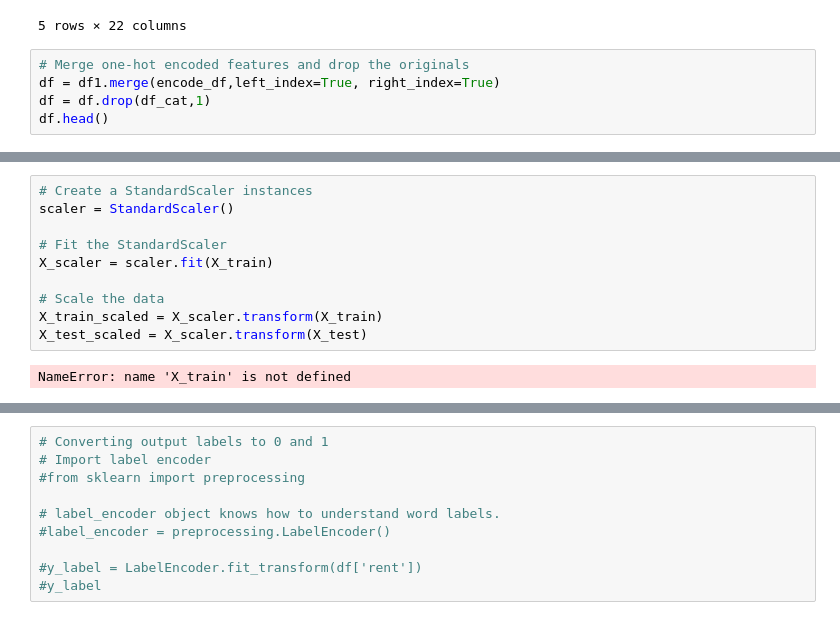
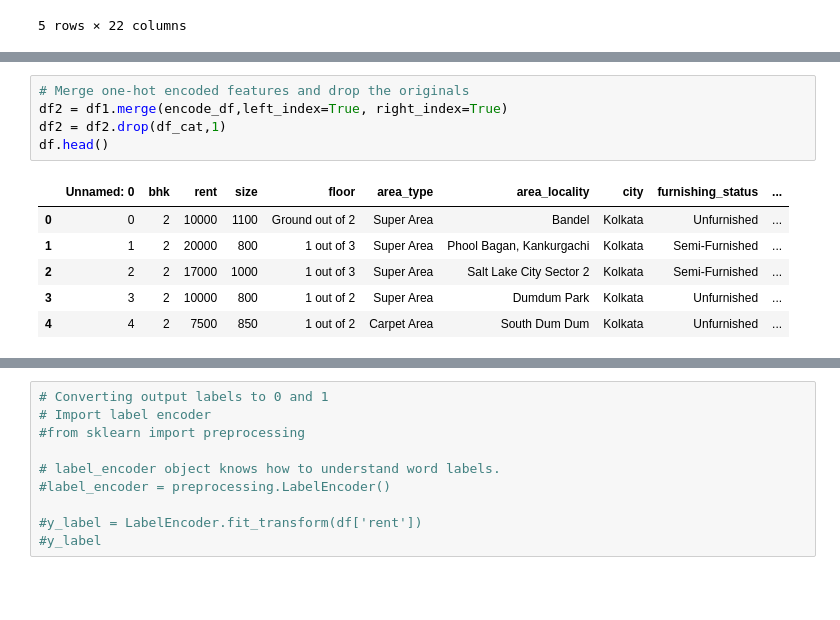
Before and after one commit to Shaloomi/project4, a Jupyter notebook: untitled1.ipynb, the cells around one changed output, grey strips where cells are left out. Cells and saved outputs as stored; diff of their text form; blank space fills up the shorter version.

```diff
--- a/untitled1.ipynb
+++ b/untitled1.ipynb
@@ -155,8 +155,3 @@ encode_df.head()
 | 3 | 0.0 | 0.0 | 1.0 | 0.0 | 0.0 | ... |
 | 4 | 0.0 | 1.0 | 0.0 | 0.0 | 0.0 | ... |
 5 rows × 22 columns
-# %%
-# Merge one-hot encoded features and drop the originals
-df = df1.merge(encode_df,left_index=True, right_index=True)
-df = df.drop(df_cat,1)
-df.head()
@@ -200,12 +158,12 @@ KeyError: 'posted_on_Apr'
-# %%
-# Create a StandardScaler instances
-scaler = StandardScaler()
-
-# Fit the StandardScaler
-X_scaler = scaler.fit(X_train)
-
-# Scale the data
-X_train_scaled = X_scaler.transform(X_train)
-X_test_scaled = X_scaler.transform(X_test)
-# %% [output]
-NameError: name 'X_train' is not defined
+# %%
+# Merge one-hot encoded features and drop the originals
+df2 = df1.merge(encode_df,left_index=True, right_index=True)
+df2 = df2.drop(df_cat,1)
+df.head()
+# %% [output]
+|  | Unnamed: 0 | bhk | rent | size | floor | area_type | area_locality | city | furnishing_status | ... |
+| 0 | 0 | 2 | 10000 | 1100 | Ground out of 2 | Super Area | Bandel | Kolkata | Unfurnished | ... |
+| 1 | 1 | 2 | 20000 | 800 | 1 out of 3 | Super Area | Phool Bagan, Kankurgachi | Kolkata | Semi-Furnished | ... |
+| 2 | 2 | 2 | 17000 | 1000 | 1 out of 3 | Super Area | Salt Lake City Sector 2 | Kolkata | Semi-Furnished | ... |
+| 3 | 3 | 2 | 10000 | 800 | 1 out of 2 | Super Area | Dumdum Park | Kolkata | Unfurnished | ... |
+| 4 | 4 | 2 | 7500 | 850 | 1 out of 2 | Carpet Area | South Dum Dum | Kolkata | Unfurnished | ... |
```
Also changed, not shown: parts of 21 cells of this notebook.
